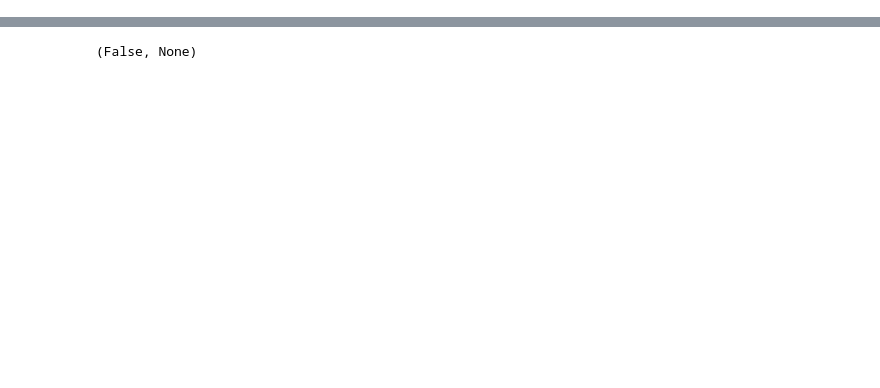
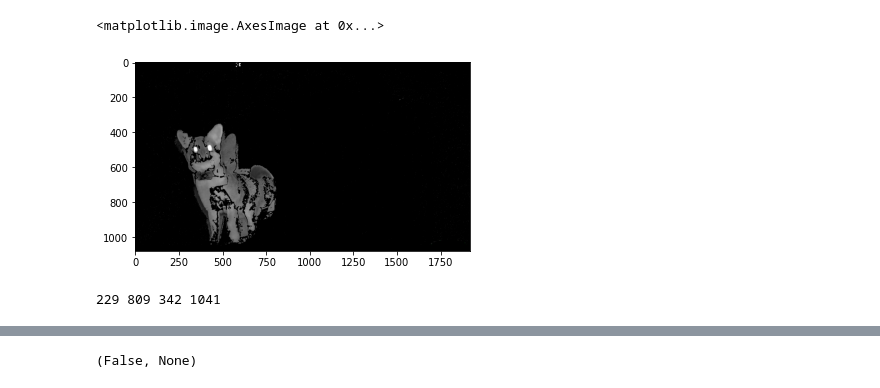
Before and after one commit to Jakob-98/wild, a Jupyter notebook: notebooks_misc/backgroundsubs.ipynb, the cells around one changed output, grey strips where cells are left out. Cells and saved outputs as stored; diff of their text form; code cells hidden in the pictures; blank space fills up the shorter version.

```diff
--- a/notebooks_misc/backgroundsubs.ipynb
+++ b/notebooks_misc/backgroundsubs.ipynb
@@ -57,0 +122,5 @@ Error:
+# %%
+tmp = bgs[1] != 0
+# %%
+tmpimr = imr[1]
+tmpimr *= tmp[..., np.newaxis]
@@ -57,0 +131,5 @@ Error:
+# %%
+plt.imshow(tmpimr)
+# %% [output]
+<matplotlib.image.AxesImage at 0x...>
+[figure, added]
@@ -57,0 +147,4 @@ Error:
+# %%
+print(xmin, xmax, ymin, ymax)
+# %% [output]
+229 809 342 1041
```
Also changed, not shown: parts of 39 cells of this notebook, 2 other files.
